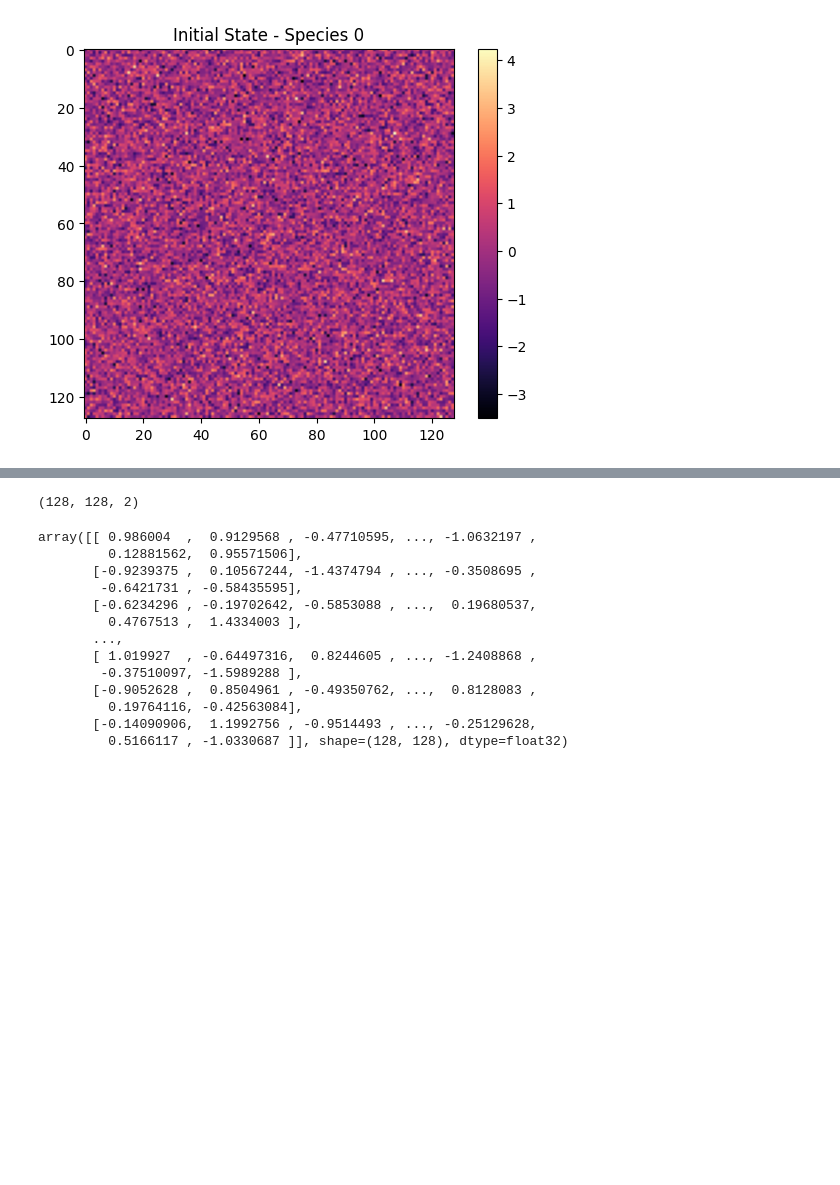
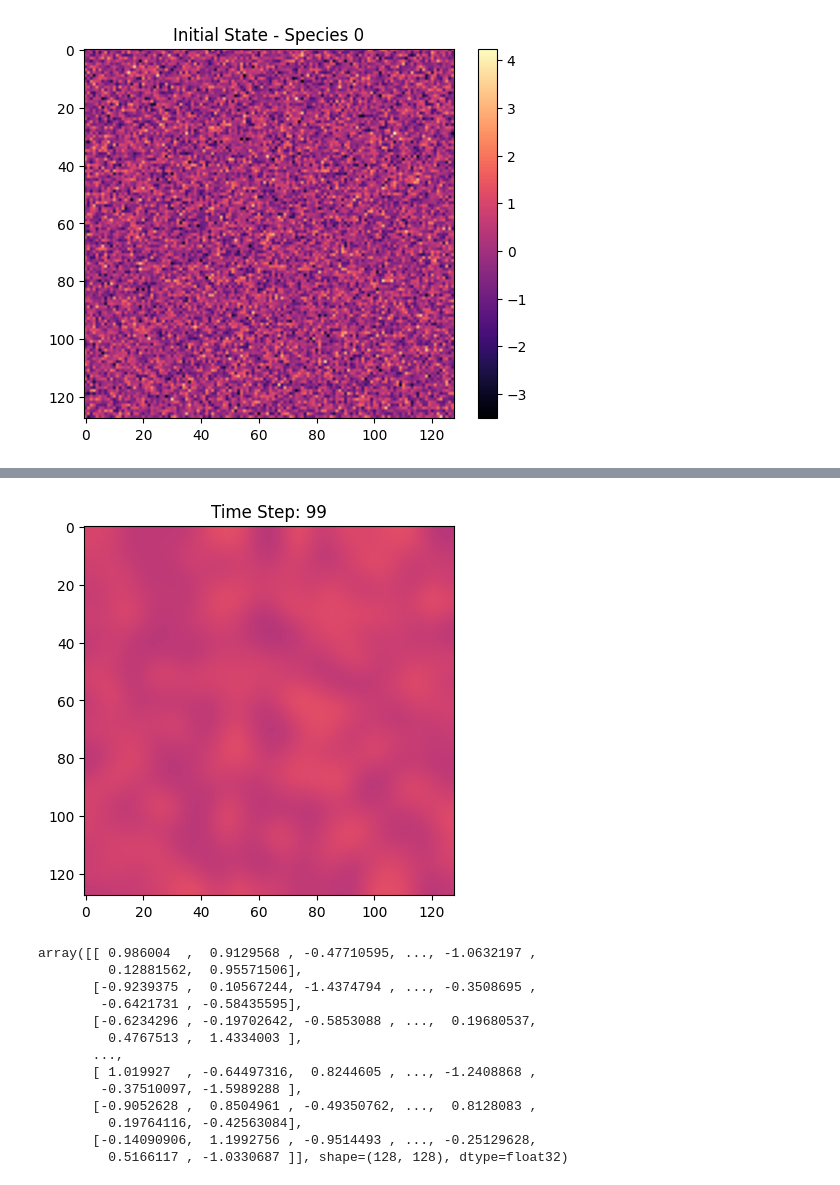
Before and after one commit to William-XiaodongAn/cardiac-agent, a Jupyter notebook: cardiac-PDE/v6/data/twoD_reaction_diffusion/pdebench_data_load.ipynb, the cells around one changed output, grey strips where cells are left out. Saved outputs shown, nothing was run; the diff lists cells and outputs as text; code cells hidden in the pictures; blank space fills up the shorter version.

```diff
--- a/cardiac-PDE/v6/data/twoD_reaction_diffusion/pdebench_data_load.ipynb
+++ b/cardiac-PDE/v6/data/twoD_reaction_diffusion/pdebench_data_load.ipynb
@@ -38,7 +47,36 @@ with h5py.File(file, 'r') as f:
 # %%
-random_samples[0][0].shape
+import matplotlib.pyplot as plt
+import matplotlib.animation as animation
+import numpy as np
+
+# Assuming random_samples is your data
+# Shape: [samples, time, height, width, channels]
+data = random_samples[0]
+
+fig, ax = plt.subplots()
+
+# Initialize the plot with the first frame
+im = ax.imshow(data[0][:,:,0], cmap='magma')
+
+def update(t):
+    # Update the data of the existing image object
+    im.set_data(data[t][:,:,0])
+    ax.set_title(f"Time Step: {t}")
+    return [im]
+
+# Create animation
+# frames=100 (t from 0 to 99), interval=50ms per frame
+ani = animation.FuncAnimation(fig, update, frames=100, interval=50, blit=True)
+
+# To save as a GIF (requires 'pillow' or 'imagemagick' installed)
+ani.save('animation.gif', writer='pillow')
+
+# To save as an MP4 (requires 'ffmpeg' installed)
+# ani.save('animation.mp4', writer='ffmpeg')
+
+plt.show()
 # %% [output]
-(128, 128, 2)
+[figure, added]
 # %%
 random_samples[0][0][:,:,0]
 # %% [output]
```
Also changed, not shown: parts of 1 cell of this notebook, 53 other files.
